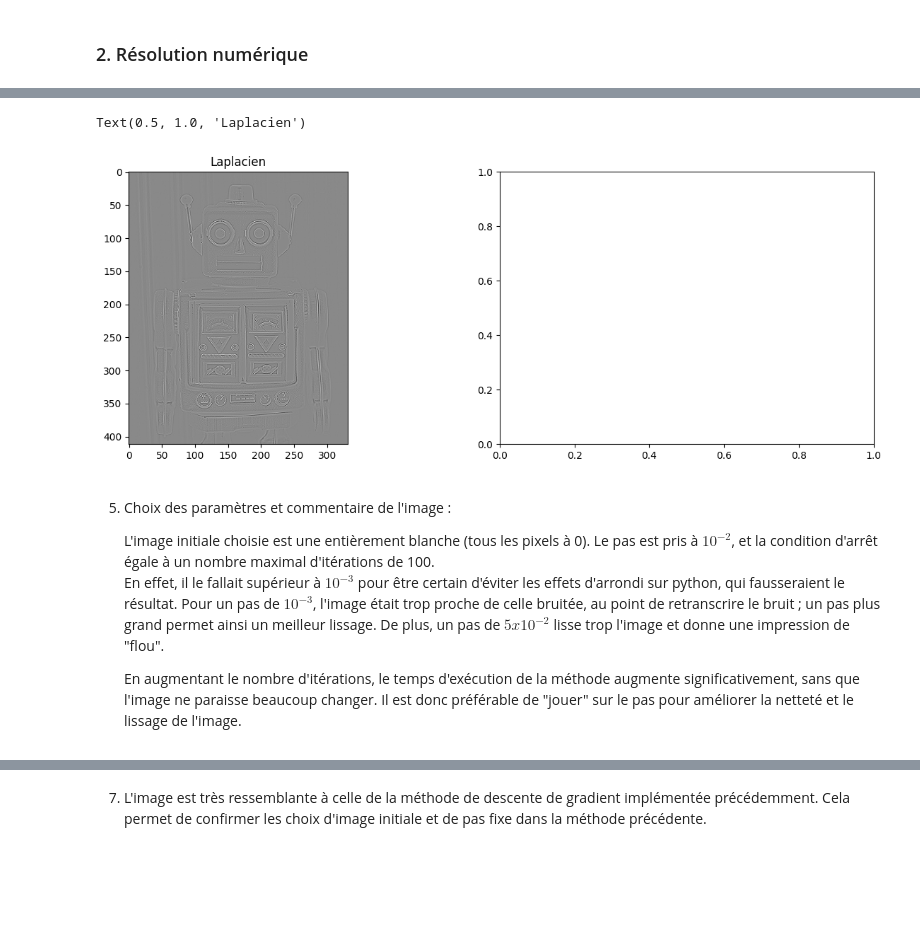
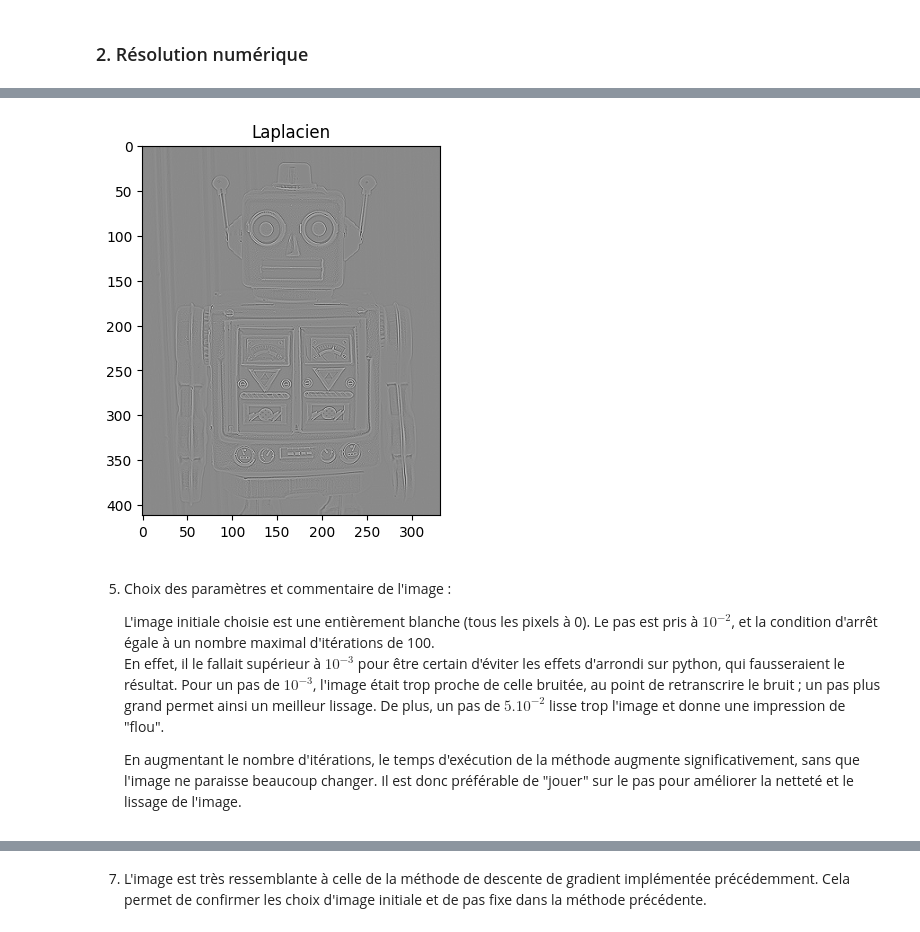
Before and after one commit to LouisedeFer/Projet-opti, a Jupyter notebook: projet.ipynb, the cells around one changed output, grey strips where cells are left out. Saved outputs shown, nothing was run; the diff lists cells and outputs as text; code cells hidden in the pictures; blank space fills up the shorter version.

```diff
--- a/projet.ipynb
+++ b/projet.ipynb
@@ -59,43 +59,42 @@ def grad(u):
     dux = np.zeros(u.shape)
     duy = np.zeros(u.shape)
 
     dux[:-1, :] = u[1:, :] - u[:-1, :]
     duy[:, :-1] = u[:, 1:] - u[:, :-1]
 
     return np.array([dux, duy])
 
 
 def div(v):
     n, m = v.shape[1], v.shape[2]
     divx = np.zeros((n, m))
     divy = np.zeros((n, m))
 
     divx[1:, :] = v[0, 1:, :] - v[0, :-1, :]
     divx[0, :] = v[0, 0, :]
     divx[-1, :] = -v[0, -2, :]
 
     divy[:, 1:] = v[1, :, 1:] - v[1, :, :-1]
     divy[:, 0] = v[1, :, 0]
     divy[:, -1] = -v[1, :, -2]
 
     return divx + divy
 
 
 def laplacien(u):
     return div(grad(u))
 
 
-fig, axes = plt.subplots(1, 2, figsize=(15, 5))
-axes[0].imshow(laplacien(imgR),cmap='gray')
-axes[0].set_title("Laplacien")
+plt.imshow(laplacien(imgR),cmap='gray')
+plt.title("Laplacien")
+plt.show();
 # %% [output]
-Text(0.5, 1.0, 'Laplacien')
-[figure, old version]
+[figure, new version]
 # %% [markdown]
 5. Choix des paramètres et commentaire de l'image :
 
     L'image initiale choisie est une entièrement blanche (tous les pixels à 0). Le pas est pris à $10^{-2}$, et la condition d'arrêt égale à un nombre maximal d'itérations de 100.\
-    En effet, il le fallait supérieur à $10^{-3}$ pour être certain d'éviter les effets d'arrondi sur python, qui fausseraient le résultat. Pour un pas de $10^{-3}$, l'image était trop proche de celle bruitée, au point de retranscrire le bruit ; un pas plus grand permet ainsi un meilleur lissage. De plus, un pas de $5 x 10^{-2}$ lisse trop l'image et donne une impression de "flou".
+    En effet, il le fallait supérieur à $10^{-3}$ pour être certain d'éviter les effets d'arrondi sur python, qui fausseraient le résultat. Pour un pas de $10^{-3}$, l'image était trop proche de celle bruitée, au point de retranscrire le bruit ; un pas plus grand permet ainsi un meilleur lissage. De plus, un pas de $5.10^{-2}$ lisse trop l'image et donne une impression de "flou".
 
     En augmentant le nombre d'itérations, le temps d'exécution de la méthode augmente significativement, sans que l'image ne paraisse beaucoup changer. Il est donc préférable de "jouer" sur le pas pour améliorer la netteté et le lissage de l'image.
 # %%
```
Also changed, not shown: parts of 9 cells of this notebook.
